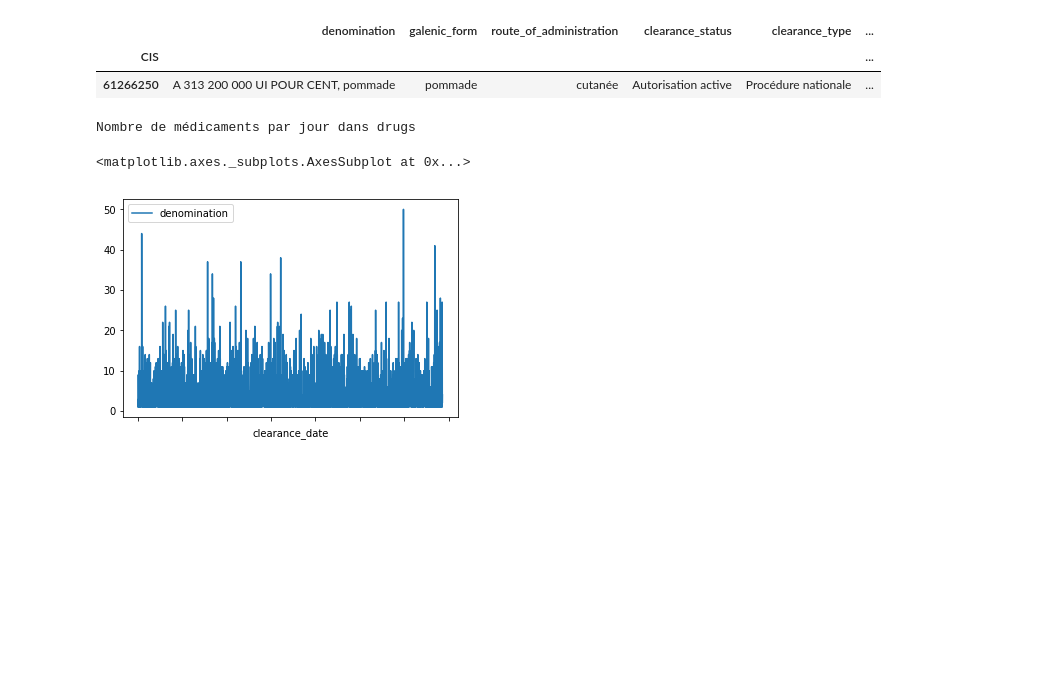
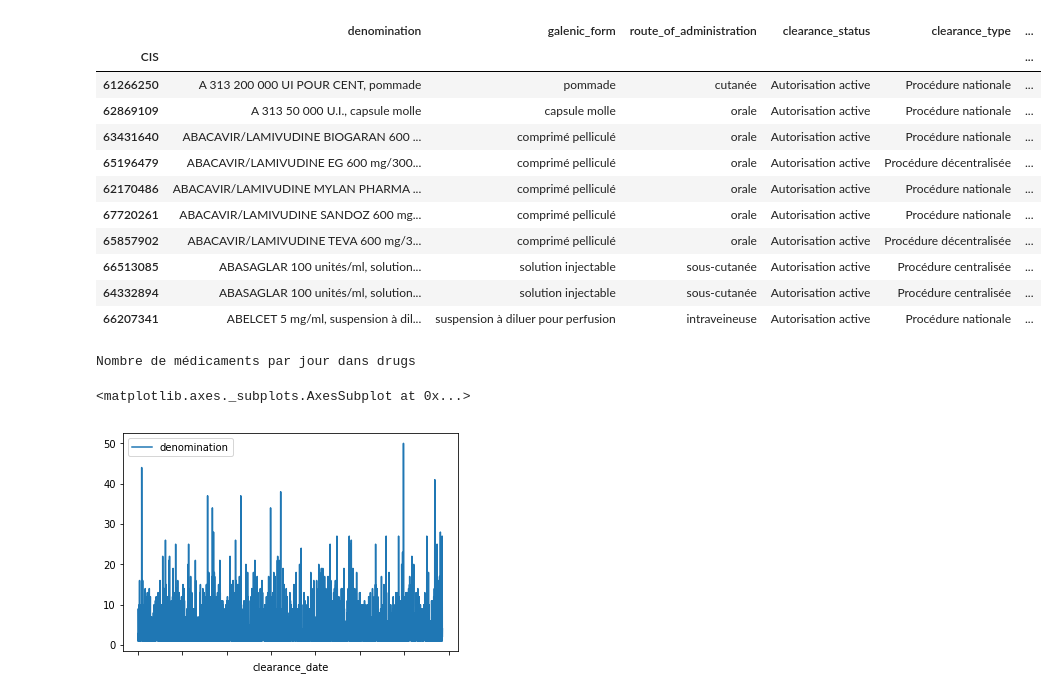
Before and after one commit to Alsyia/IS3024-data-mining, a Jupyter notebook: Medicmining.ipynb, the cells around one changed output. Drawn from its saved outputs; the diff is of its cells as text; code cells hidden in the pictures; blank space fills up the shorter version.

```diff
--- a/Medicmining.ipynb
+++ b/Medicmining.ipynb
@@ -1,30 +1,38 @@
 # %%
 import pandas as pd
 import seaborn as sb
-
 # Import dataset
 
 data_file = "./Data/CIS_bdpm.txt"
 drugs_names = ["CIS",
          "denomination",
          "galenic_form",
          "route_of_administration",
          "clearance_status",
          "clearance_type",
          "commercialisation_status",
          "clearance_date",
          "bdm_status",
          "clearance_id",
          "owners",
          "enhanced_monitoring"]
 
 drugs = pd.read_table(data_file, names=drugs_names, encoding="latin-1")
 drugs=drugs.set_index("CIS")
-drugs.head(n=1)
+drugs.head(n=10)
 # %% [output]
 |  | denomination | galenic_form | route_of_administration | clearance_status | clearance_type | ... |
 | CIS |  |  |  |  |  | ... |
 | 61266250 | A 313 200 000 UI POUR CENT, pommade | pommade | cutanée | Autorisation active | Procédure nationale | ... |
+| 62869109 | A 313 50 000 U.I., capsule molle | capsule molle | orale | Autorisation active | Procédure nationale | ... |
+| 63431640 | ABACAVIR/LAMIVUDINE BIOGARAN 600 ... | comprimé pelliculé | orale | Autorisation active | Procédure nationale | ... |
+| 65196479 | ABACAVIR/LAMIVUDINE EG 600 mg/300... | comprimé pelliculé | orale | Autorisation active | Procédure décentralisée | ... |
+| 62170486 | ABACAVIR/LAMIVUDINE MYLAN PHARMA ... | comprimé pelliculé | orale | Autorisation active | Procédure nationale | ... |
+| 67720261 | ABACAVIR/LAMIVUDINE SANDOZ 600 mg... | comprimé pelliculé | orale | Autorisation active | Procédure nationale | ... |
+| 65857902 | ABACAVIR/LAMIVUDINE TEVA 600 mg/3... | comprimé pelliculé | orale | Autorisation active | Procédure décentralisée | ... |
+| 66513085 | ABASAGLAR 100 unités/ml, solution... | solution injectable | sous-cutanée | Autorisation active | Procédure centralisée | ... |
+| 64332894 | ABASAGLAR 100 unités/ml, solution... | solution injectable | sous-cutanée | Autorisation active | Procédure centralisée | ... |
+| 66207341 | ABELCET 5 mg/ml, suspension à dil... | suspension à diluer pour perfusion | intraveineuse | Autorisation active | Procédure nationale | ... |
 # %%
 %matplotlib inline
 
```
Also changed, not shown: parts of 3 cells of this notebook.
